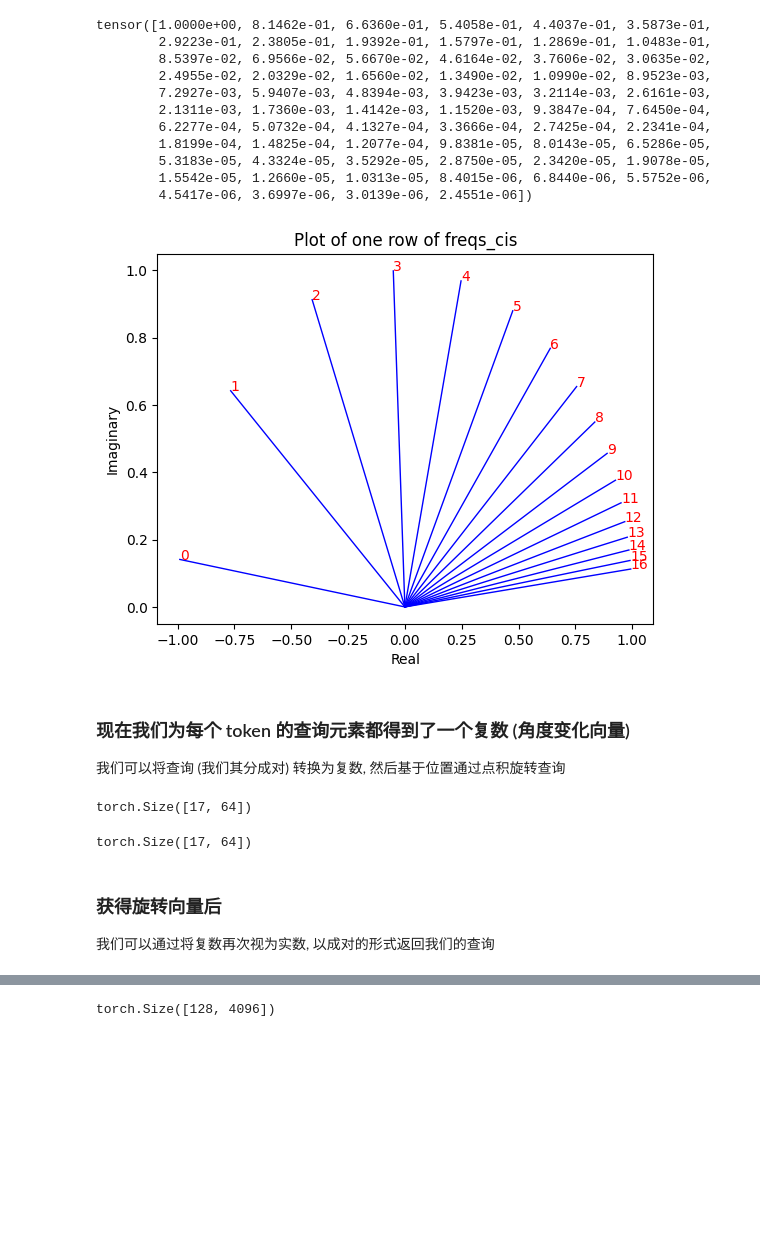
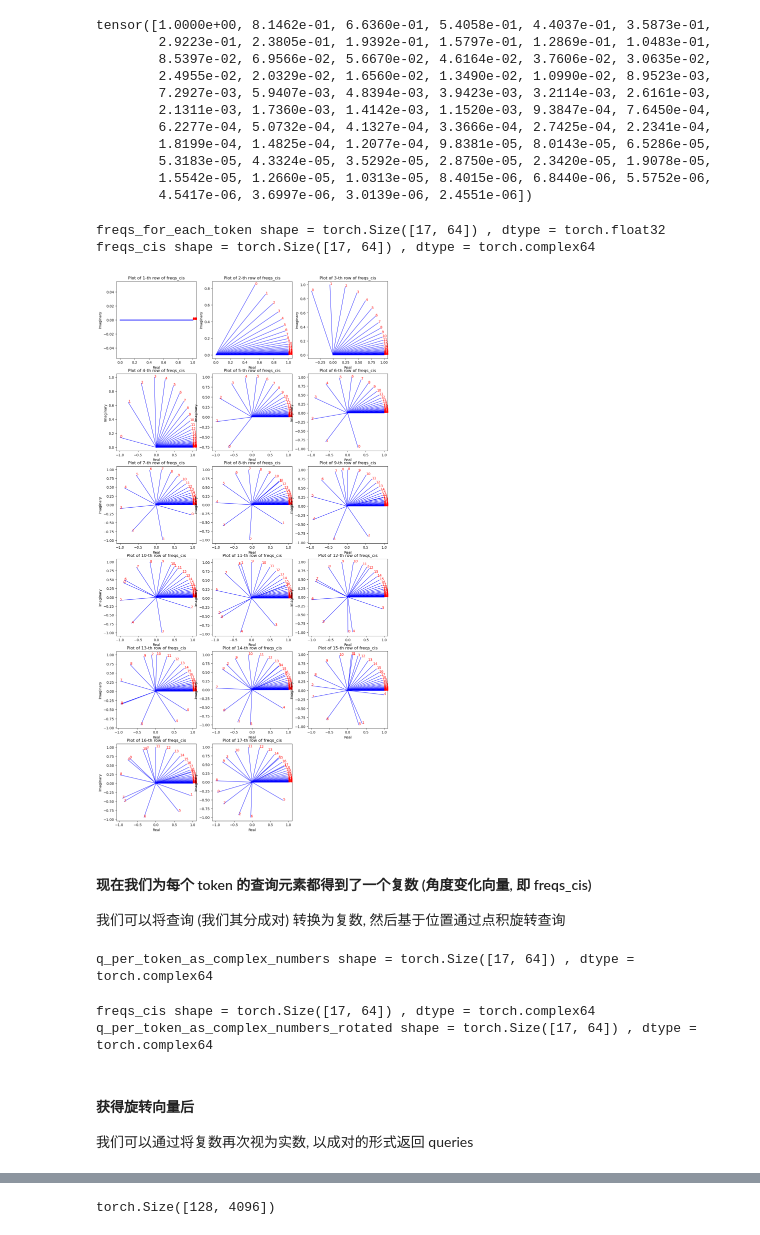
Before and after one commit to cfzngcfz/llama3-from-scratch, a Jupyter notebook: llama3-from-scratch.ipynb, the cells around one changed output, grey strips where cells are left out. Saved outputs shown, nothing was run; the diff lists cells and outputs as text; code cells hidden in the pictures; blank space fills up the shorter version.

```diff
--- a/llama3-from-scratch.ipynb
+++ b/llama3-from-scratch.ipynb
@@ -352,44 +476,53 @@ tensor([1.0000e+00, 8.1462e-01, 6.6360e-01, 5.4058e-01, 4.4037e-01, 3.5873e-01,
         5.3183e-05, 4.3324e-05, 3.5292e-05, 2.8750e-05, 2.3420e-05, 1.9078e-05,
         1.5542e-05, 1.2660e-05, 1.0313e-05, 8.4015e-06, 6.8440e-06, 5.5752e-06,
         4.5417e-06, 3.6997e-06, 3.0139e-06, 2.4551e-06])
+# %%
+freqs_for_each_token = torch.outer(torch.arange(17), freqs) # 向量外积
+print("freqs_for_each_token shape =", freqs_for_each_token.shape, ", dtype =", freqs_for_each_token.dtype)
+
+# 生成复数的极坐标表示, 它接受两个参数: 模(radius)和角度(angle), 并返回对应的复数
+freqs_cis = torch.polar(torch.ones_like(freqs_for_each_token), freqs_for_each_token)
+print("freqs_cis shape =", freqs_cis.shape, ", dtype =", freqs_cis.dtype)
+# %% [output]
+freqs_for_each_token shape = torch.Size([17, 64]) , dtype = torch.float32
+freqs_cis shape = torch.Size([17, 64]) , dtype = torch.complex64
 # %%
-freqs_for_each_token = torch.outer(torch.arange(17), freqs)
-freqs_cis = torch.polar(torch.ones_like(freqs_for_each_token), freqs_for_each_token)
-freqs_cis.shape
-
-# viewing tjhe third row of freqs_cis
-value = freqs_cis[3]
-plt.figure()
-for i, element in enumerate(value[:17]):
-    plt.plot([0, element.real], [0, element.imag], color='blue', linewidth=1, label=f"Index: {i}")
-    plt.annotate(f"{i}", xy=(element.real, element.imag), color='red')
-plt.xlabel('Real')
-plt.ylabel('Imaginary')
-plt.title('Plot of one row of freqs_cis')
-plt.show()
+fig = plt.figure(figsize=(14, 28))
+for row_idx in range(freqs_cis.shape[0]):
+    value = freqs_cis[row_idx]
+    ax = fig.add_subplot(6, 3, row_idx + 1)
+    for i, element in enumerate(value):
+        ax.plot([0, element.real], [0, element.imag], color='blue', linewidth=1, label=f"Index: {i}")
+        ax.annotate(f"{i}", xy=(element.real, element.imag), color='red')
+    ax.set_xlabel('Real')
+    ax.set_ylabel('Imaginary')
+    ax.set_title("Plot of " + str(row_idx + 1) + "-th row of freqs_cis")
+# plt.show()
 # %% [output]
-[figure, old version]
+[figure, new version]
 # %% [markdown]
 <!-- ### now that we have a complex number (the angle change vector) for every token's query element
 we can convert our queries (the one we split into pairs) as complex numbers and then dot product to rotate the query based on the position
 <br>
 honeslty this is beautiful to think about :) -->
-### 现在我们为每个 token 的查询元素都得到了一个复数 (角度变化向量)
+#### 现在我们为每个 token 的查询元素都得到了一个复数 (角度变化向量, 即 freqs_cis)
 我们可以将查询 (我们其分成对) 转换为复数, 然后基于位置通过点积旋转查询
 # %%
 q_per_token_as_complex_numbers = torch.view_as_complex(q_per_token_split_into_pairs)
-q_per_token_as_complex_numbers.shape
+print("q_per_token_as_complex_numbers shape =", q_per_token_as_complex_numbers.shape, ", dtype =", q_per_token_as_complex_numbers.dtype)
 # %% [output]
-torch.Size([17, 64])
+q_per_token_as_complex_numbers shape = torch.Size([17, 64]) , dtype = torch.complex64
-# %%
-q_per_token_as_complex_numbers_rotated = q_per_token_as_complex_numbers * freqs_cis
-q_per_token_as_complex_numbers_rotated.shape
-# %% [output]
-torch.Size([17, 64])
+# %%
+q_per_token_as_complex_numbers_rotated = q_per_token_as_complex_numbers * freqs_cis
+print("freqs_cis shape =", freqs_cis.shape, ", dtype =", freqs_cis.dtype)
+print("q_per_token_as_complex_numbers_rotated shape =", q_per_token_as_complex_numbers_rotated.shape, ", dtype =", q_per_token_as_complex_numbers_rotated.dtype)
+# %% [output]
+freqs_cis shape = torch.Size([17, 64]) , dtype = torch.complex64
+q_per_token_as_complex_numbers_rotated shape = torch.Size([17, 64]) , dtype = torch.complex64
 # %% [markdown]
 <!-- ### after rotated vector is obtained
 we can get back our the queries as pairs by viewing the complex numbers as real numbers again -->
-### 获得旋转向量后
-我们可以通过将复数再次视为实数, 以成对的形式返回我们的查询
+#### 获得旋转向量后
+我们可以通过将复数再次视为实数, 以成对的形式返回 queries
 # %%
 q_per_token_split_into_pairs_rotated = torch.view_as_real(q_per_token_as_complex_numbers_rotated)
```
Also changed, not shown: parts of 126 cells of this notebook.
